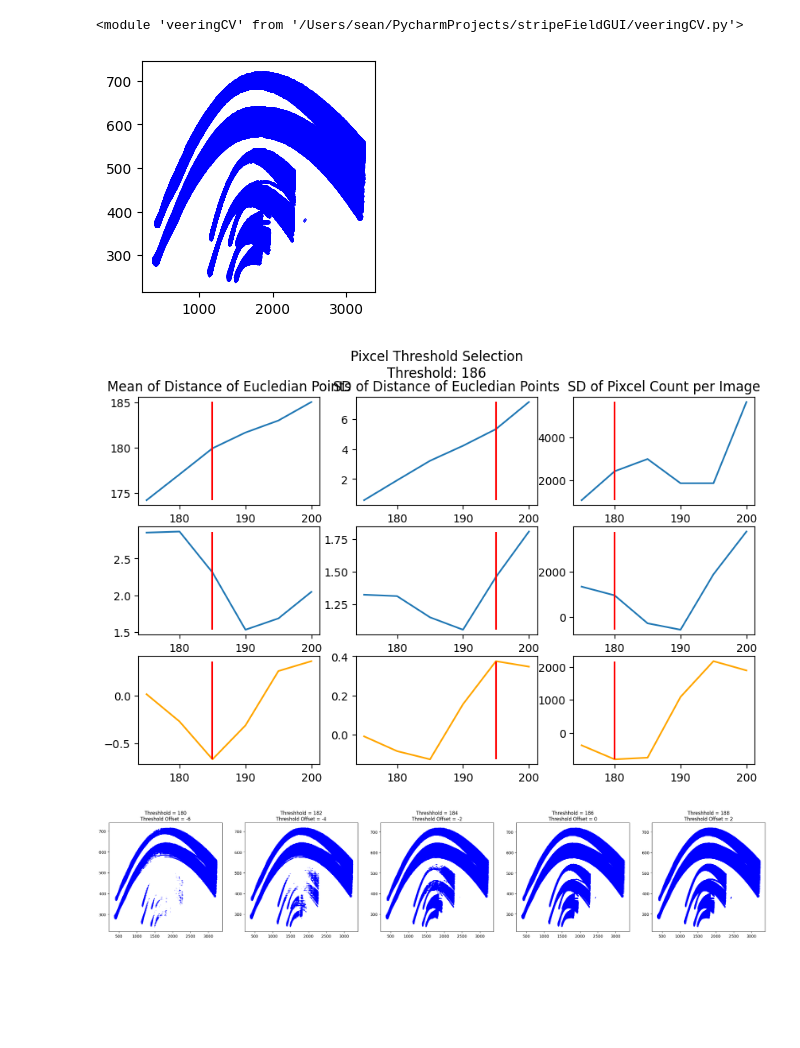
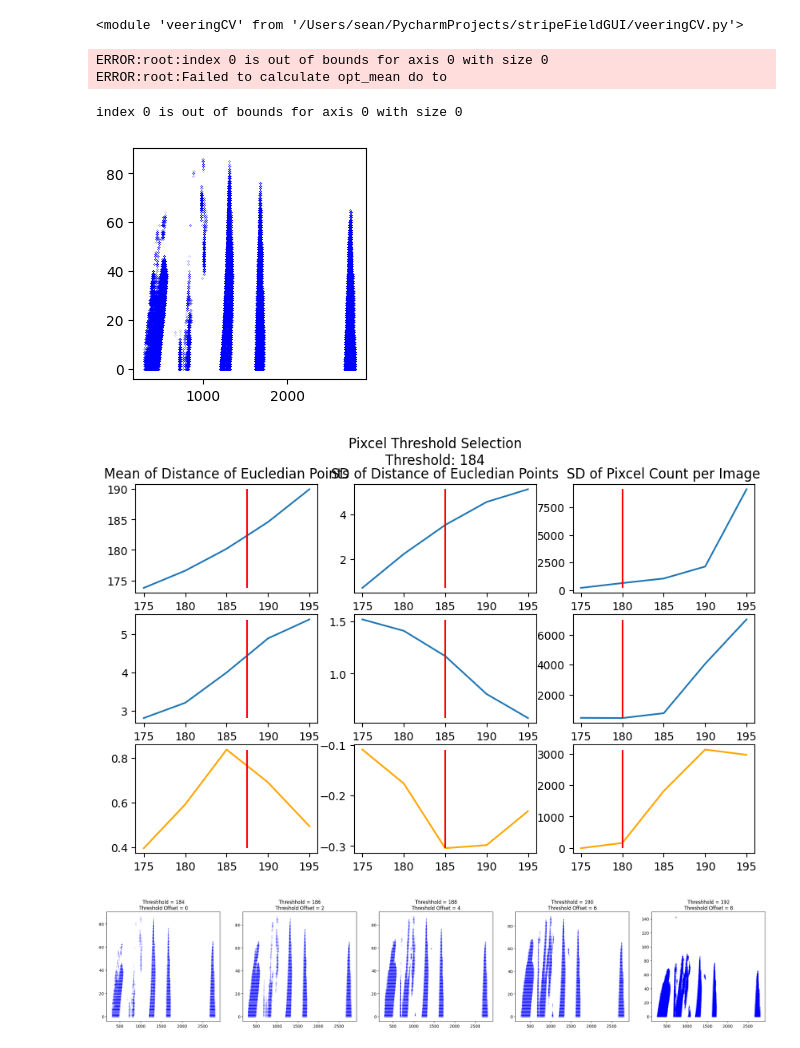
Before and after one commit to oro-sean/stripeFieldGUI, a Jupyter notebook: dev_NB.ipynb, the cells around one changed output. Drawn from its saved outputs; the diff is of its cells as text; code cells hidden in the pictures; blank space fills up the shorter version.

```diff
--- a/dev_NB.ipynb
+++ b/dev_NB.ipynb
@@ -10,8 +10,8 @@ reload(veeringCV)
 # %% [output]
 <module 'veeringCV' from '/Users/sean/PycharmProjects/stripeFieldGUI/veeringCV.py'>
 # %%
-importDirectory = '/Users/sean/mbp_storage/251017/portMain'
-importPath = os.path.join(importDirectory,'Port Main'+'.h5')
+importDirectory = '/Users/sean/mbp_storage/251018/portJib'
+importPath = os.path.join(importDirectory,'Port Jib'+'.h5')
 # %%
 ## Load H5 File
 normalisations = [1,3]
@@ -19,24 +19,27 @@ features = veeringCV.VeeringNormalisation(importPath)
 features.RunNormalisation(normalisations)
 # %%
 ## Generate Pixcels
-targetColour = [256,165,130]
-searchRange = [175,205,5]
+targetColour = [256 ,165,130]
+searchRange = [175,200,5]
 
 thresholds = veeringCV.Thresholding(features.pixcels,targetColour,searchRange)
 thresholds.Run_Thresholding()
 thresholds.Generate_Stripe_Pixcels(int(0),features.pixcels,features.origShape)
-thresholds.Count_Filter(float(0.1),float(0.9))
+#thresholds.Count_Filter(float(0.1),float(0.9))
 thresholds.Stripes_Plot_Clean()
 # %% [output]
+ERROR:root:index 0 is out of bounds for axis 0 with size 0
+ERROR:root:Failed to calculate opt_mean do to
+index 0 is out of bounds for axis 0 with size 0
-[figure, old version]
+[figure, new version]
 # %%
 ## Thresholds Graph
 thresholds.Threshold_Graphs()
 # %% [output]
-[figure, old version]
+[figure, new version]
 # %%
 ## Offset Sweep
-thresholds.Threshold_Sweep_Graphs([-6,-4,-2,0,2], features.origShape, features.pixcels)
+thresholds.Threshold_Sweep_Graphs([0,2,4,6,8], features.origShape, features.pixcels)
 # %% [output]
-[figure, old version]
+[figure, new version]
 # %%
```
Also changed, not shown: parts of 12 cells of this notebook, 2 other files.
